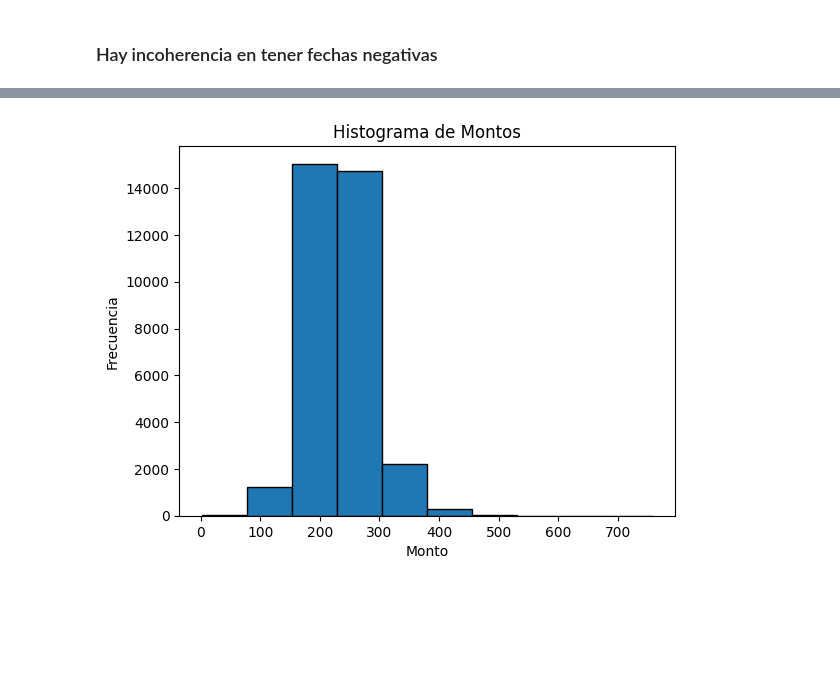
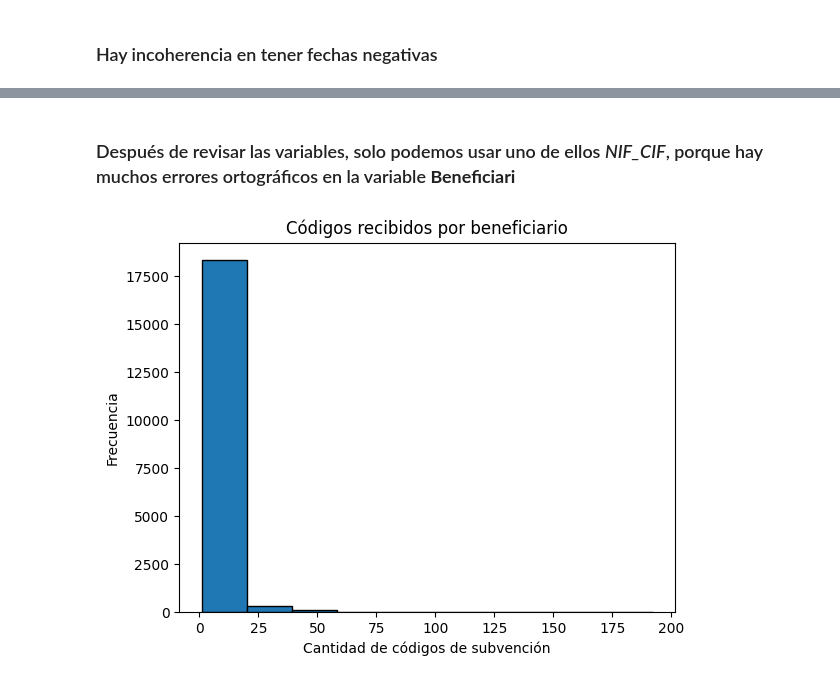
Before and after one commit to haroldavis/proba, a Jupyter notebook: EDA/subvencions.ipynb, the cells around one changed output, grey strips where cells are left out. Cells and saved outputs as stored; diff of their text form; code cells hidden in the pictures; blank space fills up the shorter version.

```diff
--- a/EDA/subvencions.ipynb
+++ b/EDA/subvencions.ipynb
@@ -734,2 +832,2 @@ df_subvencions.sample()
 # %%
-df_subvencions['diferencia'] = df_subvencions['diferencia'].dt.days
+df_subvencions['diferencia_dias'] = df_subvencions['diferencia_dias'].dt.days
@@ -735,0 +845,3 @@ df_subvencions['diferencia'] = df_subvencions['diferencia'].dt.days
+# %%
+print(df_subvencions[df_subvencions['Import_Atorgat_Inicial']>100000].shape) ##representa el 3.8% de los datos, lo elimino
+df_subvencions.drop(df_subvencions[df_subvencions['Import_Atorgat_Inicial']>100000].index, inplace=True)
@@ -735,0 +927,3 @@ df_subvencions['diferencia'] = df_subvencions['diferencia'].dt.days
+# %%
+print(df_subvencions['Objecte'].nunique())
+df_subvencions.drop(columns=['Objecte'], axis=1, inplace=True)
@@ -736,12 +960,13 @@ df_subvencions['diferencia'] = df_subvencions['diferencia'].dt.days
+# %% [markdown]
+### Después de revisar las variables, solo podemos usar uno de ellos _NIF_CIF_, porque hay muchos errores ortográficos en la variable __Beneficiari__
+# %%
+df = df_subvencions.groupby(['NIF_CIF'])['Codi_De_Subvencio'].count().to_frame().sort_values('Codi_De_Subvencio', ascending=False)
 # %%
-plt.hist(data=df_subvencions, x='diferencia', edgecolor='black')
+plt.hist(data=df, x='Codi_De_Subvencio', edgecolor='black')
 
-# Personalizar el histograma
-plt.title('Histograma de Montos')
-plt.xlabel('Monto')
+plt.title('Códigos recibidos por beneficiario')
+plt.xlabel('Cantidad de códigos de subvención')
 plt.ylabel('Frecuencia')
-
-# Mostrar el gráfico
 plt.show()
 # %% [output]
-[figure, old version]
+[figure, new version]
```
Also changed, not shown: parts of 143 cells of this notebook, 2 other files.
